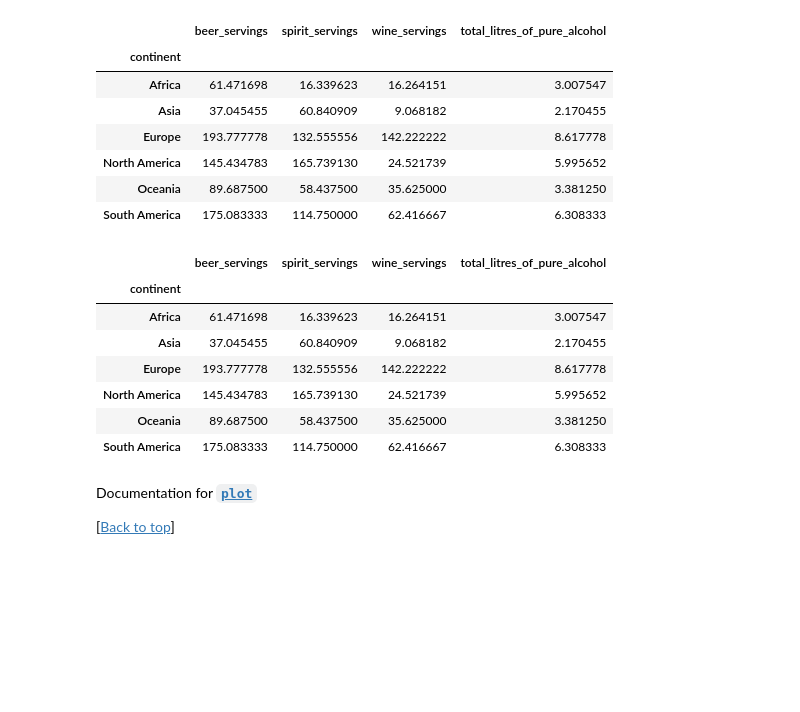
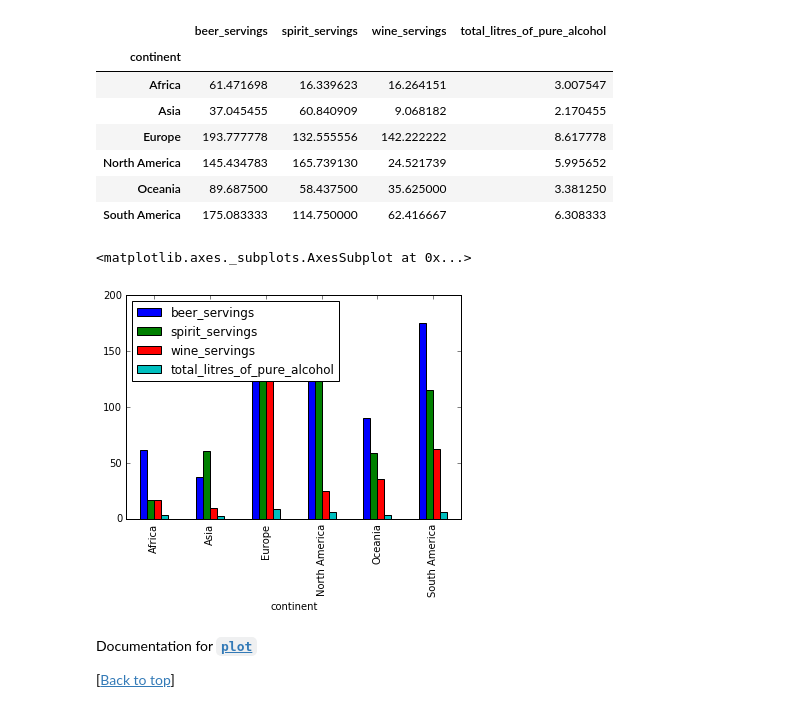
Before and after one commit to EmbraceLife/ipyviz, a Jupyter notebook: scripts/How and when to use groupby in pandas dataframe?.ipynb, the cells around one changed output. Drawn from its saved outputs; the diff is of its cells as text; code cells hidden in the pictures; blank space fills up the shorter version.

```diff
--- a/scripts/How and when to use groupby in pandas dataframe?.ipynb
+++ b/scripts/How and when to use groupby in pandas dataframe?.ipynb
@@ -77,18 +80,9 @@ drinks.groupby('continent').mean()
 # %%
-# allow plots to appear in the notebook
-# %matplotlib inline
-
 # side-by-side bar plot of the DataFrame directly above
-drinks.groupby('continent').mean() #.plot(kind='bar')
+drinks.groupby('continent').mean().plot(kind='bar')
 # %% [output]
-|  | beer_servings | spirit_servings | wine_servings | total_litres_of_pure_alcohol |
-| continent |  |  |  |  |
-| Africa | 61.471698 | 16.339623 | 16.264151 | 3.007547 |
-| Asia | 37.045455 | 60.840909 | 9.068182 | 2.170455 |
-| Europe | 193.777778 | 132.555556 | 142.222222 | 8.617778 |
-| North America | 145.434783 | 165.739130 | 24.521739 | 5.995652 |
-| Oceania | 89.687500 | 58.437500 | 35.625000 | 3.381250 |
-| South America | 175.083333 | 114.750000 | 62.416667 | 6.308333 |
+<matplotlib.axes._subplots.AxesSubplot at 0x...>
+[figure, added]
 # %% [markdown]
 Documentation for [**`plot`**](http://pandas.pydata.org/pandas-docs/stable/generated/pandas.DataFrame.plot.html)
 
```
Also changed, not shown: parts of 1 cell of this notebook, 15 other files.
